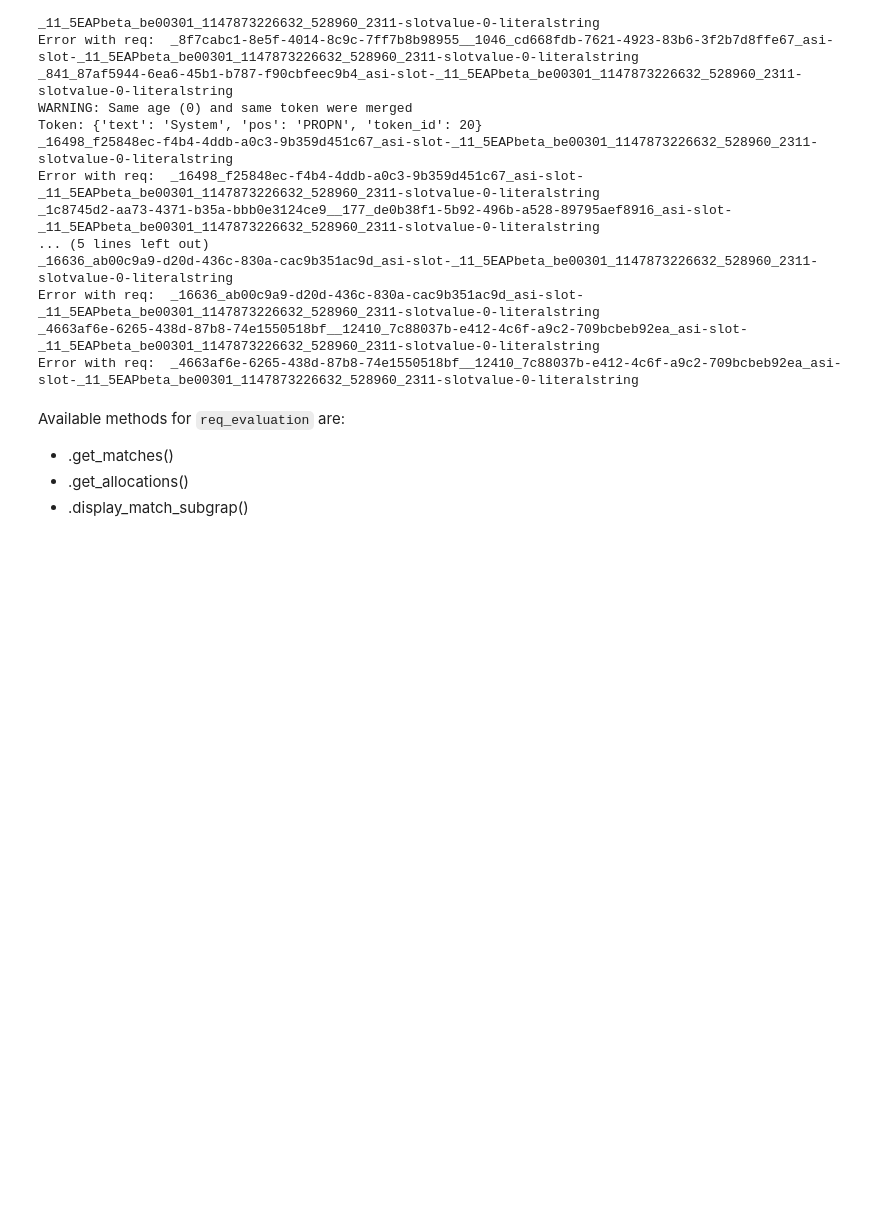
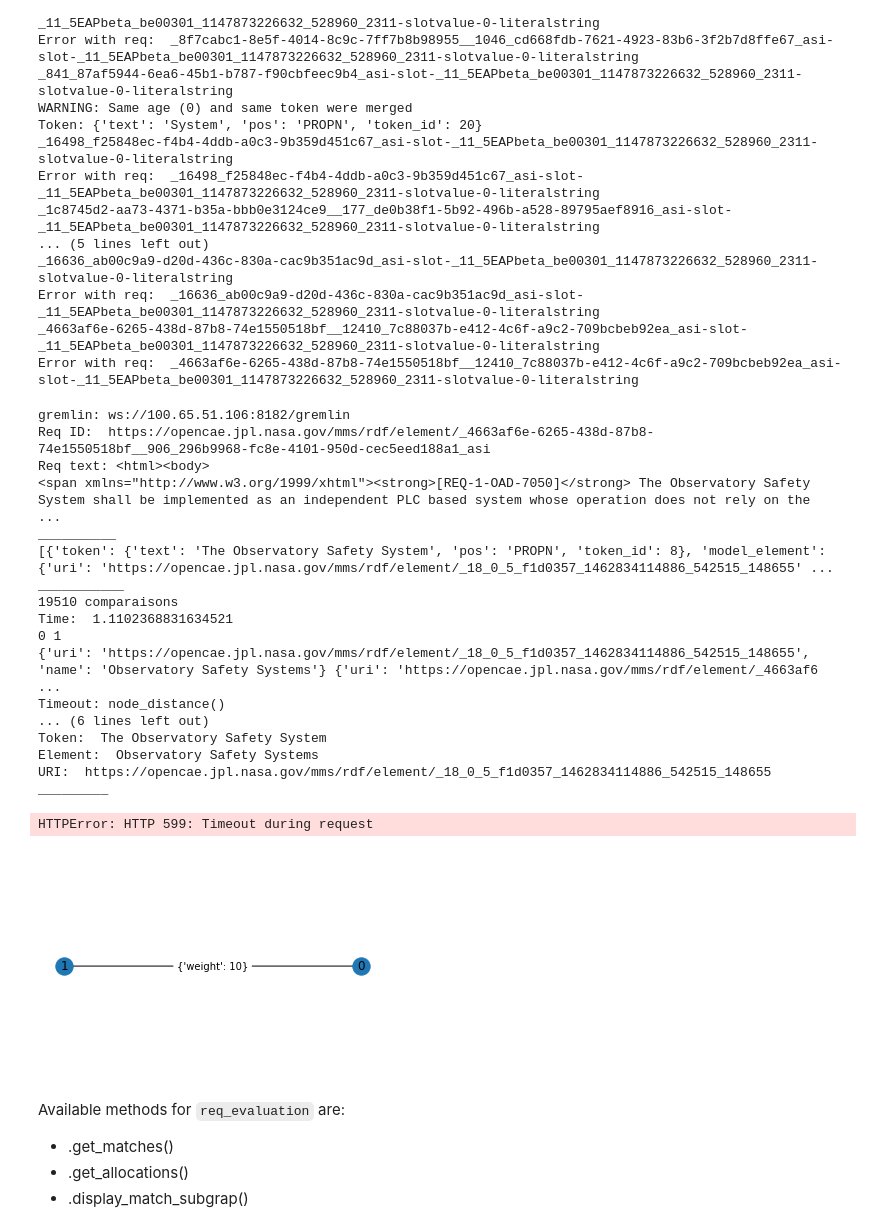
Before and after one commit to Open-MBEE/mms-autocref, a Jupyter notebook: mms-rdf.ipynb, the cells around one changed output. Cells and saved outputs as stored; diff of their text form; code cells hidden in the pictures; blank space fills up the shorter version.

```diff
--- a/mms-rdf.ipynb
+++ b/mms-rdf.ipynb
@@ -170,11 +173,31 @@ Error with req:  _4663af6e-6265-438d-87b8-74e1550518bf__12410_7c88037b-e412-4c6f
 # %%
 g = neptune.graphTraversal()
 
 req_evaluation = req_evaluator.evaluate_req_by_id(g,
-                                 '_4663af6e-6265-438d-87b8-74e1550518bf__12410_7c88037b-e412-4c6f-a9c2-709bcbeb92ea_asi-slot-_11_5EAPbeta_be00301_1147873226632_528960_2311-slotvalue-0-literalstring',
+                                 '_4663af6e-6265-438d-87b8-74e1550518bf__906_296b9968-fc8e-4101-950d-cec5eed188a1_asi-slot-_11_5EAPbeta_be00301_1147873226632_528960_2311-slotvalue-0-literalstring',
                                  ref_targets,
-                                 pprint=False)
+                                 pprint=True)
 req_evaluation.insert_references(insert_blocks, insert_query)
+# %% [output]
+gremlin: ws://100.65.51.106:8182/gremlin
+Req ID:  https://opencae.jpl.nasa.gov/mms/rdf/element/_4663af6e-6265-438d-87b8-74e1550518bf__906_296b9968-fc8e-4101-950d-cec5eed188a1_asi
+Req text: <html><body>
+<span xmlns="http://www.w3.org/1999/xhtml"><strong>[REQ-1-OAD-7050]</strong> The Observatory Safety System shall be implemented as an independent PLC based system whose operation does not rely on the  ...
+__________
+[{'token': {'text': 'The Observatory Safety System', 'pos': 'PROPN', 'token_id': 8}, 'model_element': {'uri': 'https://opencae.jpl.nasa.gov/mms/rdf/element/_18_0_5_f1d0357_1462834114886_542515_148655' ...
+___________
+19510 comparaisons
+Time:  1.1102368831634521
+0 1
+{'uri': 'https://opencae.jpl.nasa.gov/mms/rdf/element/_18_0_5_f1d0357_1462834114886_542515_148655', 'name': 'Observatory Safety Systems'} {'uri': 'https://opencae.jpl.nasa.gov/mms/rdf/element/_4663af6 ...
+Timeout: node_distance()
+... (6 lines left out)
+Token:  The Observatory Safety System
+Element:  Observatory Safety Systems
+URI:  https://opencae.jpl.nasa.gov/mms/rdf/element/_18_0_5_f1d0357_1462834114886_542515_148655
+_________
+HTTPError: HTTP 599: Timeout during request
+[figure, added]
 # %% [markdown]
 Available methods for `req_evaluation` are:
 - .get_matches()
```
Also changed, not shown: parts of 1 cell of this notebook.
